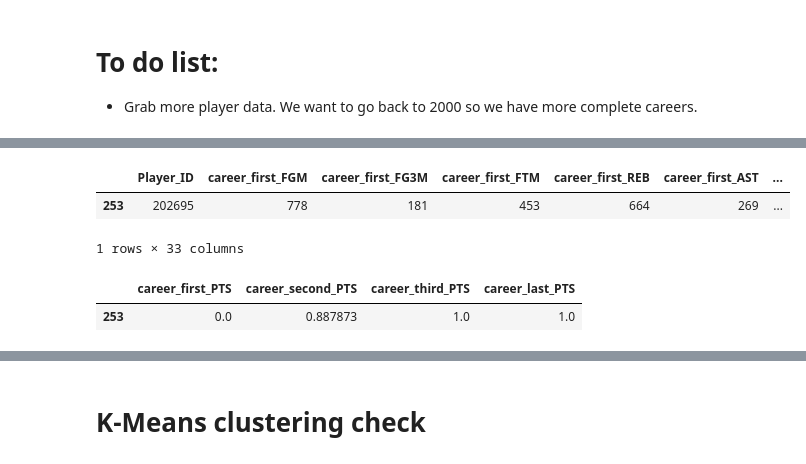
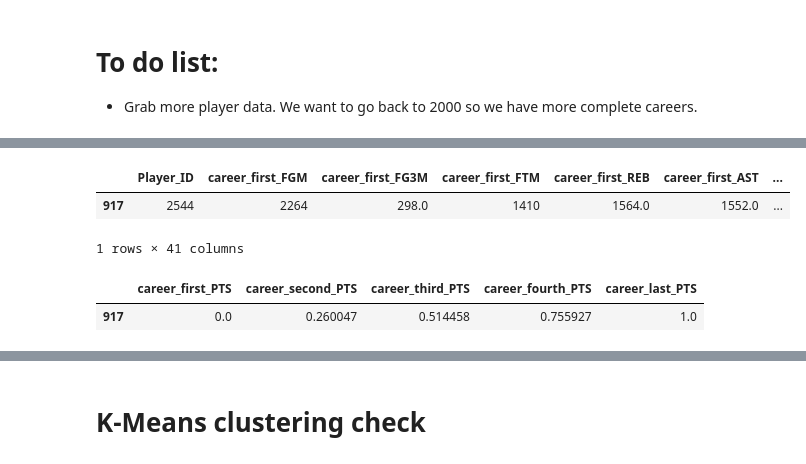
Before and after one commit to damiah/damiah.github.io, a Jupyter notebook: nba-injury-project/growth_cluster.ipynb, the cells around one changed output, grey strips where cells are left out. Saved outputs shown, nothing was run; the diff lists cells and outputs as text; code cells hidden in the pictures.

```diff
--- a/nba-injury-project/growth_cluster.ipynb
+++ b/nba-injury-project/growth_cluster.ipynb
@@ -32,0 +68,5 @@ full_careers = hist_player_log_full[hist_player_log_full['SEASON_ID']==hist_play
+# %%
+min_career_year = hist_player_log_full['Date'].apply(lambda x: x.year).min()
+max_career_year = hist_player_log_full['Date'].apply(lambda x: x.year).max()-2
+# %%
+hist_player_log_full['full_career_flag'] = np.where((hist_player_log_full['FROM_YEAR']>=min_career_year) & (hist_player_log_full['TO_YEAR']<=max_career_year) , 1, 0)
@@ -88,0 +135,6 @@ hist_player_log_full.head()
+# %%
+#Calculate a relative career elapsed metric (between 0 and 1) depending on how far through their career that are at any point
+total_games = hist_player_log_full.groupby(['Player_ID'])['date_rank'].max().reset_index().rename({'date_rank' : 'total_games'}, axis=1)
+hist_player_log_full = hist_player_log_full.merge(total_games, on='Player_ID')
+# %%
+hist_player_log_full['career_elapsed_time'] = hist_player_log_full['date_rank']/hist_player_log_full['total_games']
@@ -89,22 +162,26 @@ hist_player_log_full.head()
 # %%
 #Form data into growth vector format (wide)
-player_1 = hist_player_log_full[hist_player_log_full['date_rank']<=100].groupby(['Player_ID']).\
+player_1 = hist_player_log_full[hist_player_log_full['career_elapsed_time']<=0.2].groupby(['Player_ID']).\
         agg({k: np.sum for k in stat_columns}).\
         rename(lambda c: 'career_first_' + c, axis = 1).reset_index()
-player_2 = hist_player_log_full[hist_player_log_full['date_rank']<=200].groupby(['Player_ID']).\
+player_2 = hist_player_log_full[hist_player_log_full['career_elapsed_time']<=0.4].groupby(['Player_ID']).\
         agg({k: np.sum for k in stat_columns}).\
         rename(lambda c: 'career_second_' + c, axis = 1).reset_index()
-player_3 = hist_player_log_full[hist_player_log_full['date_rank']<=300].groupby(['Player_ID']).\
+player_3 = hist_player_log_full[hist_player_log_full['career_elapsed_time']<=0.6].groupby(['Player_ID']).\
         agg({k: np.sum for k in stat_columns}).\
         rename(lambda c: 'career_third_' + c, axis = 1).reset_index()
-player_4 = hist_player_log_full.groupby(['Player_ID']).\
+player_4 = hist_player_log_full[hist_player_log_full['career_elapsed_time']<=0.8].groupby(['Player_ID']).\
+        agg({k: np.sum for k in stat_columns}).\
+        rename(lambda c: 'career_fourth_' + c, axis = 1).reset_index()
+player_5 = hist_player_log_full.groupby(['Player_ID']).\
         agg({k: np.sum for k in stat_columns}).\
         rename(lambda c: 'career_last_' + c, axis = 1).reset_index()
-player_stat_df = player_1.merge(player_2, on='Player_ID', how='left').merge(player_3, on='Player_ID', how='left').merge(player_4, on='Player_ID', how='left')
-player_stat_df[player_stat_df['Player_ID']==202695]
+player_stat_df = player_1.merge(player_2, on='Player_ID', how='left').merge(player_3, on='Player_ID', how='left').\
+            merge(player_4, on='Player_ID', how='left').merge(player_5, on='Player_ID', how='left')
+player_stat_df[player_stat_df['Player_ID']==2544]
 # %% [output]
 |  | Player_ID | career_first_FGM | career_first_FG3M | career_first_FTM | career_first_REB | career_first_AST | ... |
-| 253 | 202695 | 778 | 181 | 453 | 664 | 269 | ... |
+| 917 | 2544 | 2264 | 298.0 | 1410 | 1564.0 | 1552.0 | ... |
-1 rows × 33 columns
+1 rows × 41 columns
 # %%
 #Min max normalisation on each players growth vector, to squeeze between 0 and 1.
@@ -132,7 +201,7 @@ for i in player_stat_df['Player_ID'].unique():
         for k in range(0,len(normalised.columns)):
             player_stat_df.loc[row_index, wanted_cols[k]] = normalised.iloc[0][k]
 # %%
-player_stat_df[player_stat_df['Player_ID']==202695][wanted_cols].apply(normfn, axis=1)
+player_stat_df[player_stat_df['Player_ID']==2544][wanted_cols].apply(normfn, axis=1)
 # %% [output]
-|  | career_first_PTS | career_second_PTS | career_third_PTS | career_last_PTS |
-| 253 | 0.0 | 0.887873 | 1.0 | 1.0 |
+|  | career_first_PTS | career_second_PTS | career_third_PTS | career_fourth_PTS | career_last_PTS |
+| 917 | 0.0 | 0.260047 | 0.514458 | 0.755927 | 1.0 |
```
Also changed, not shown: parts of 29 cells of this notebook.
